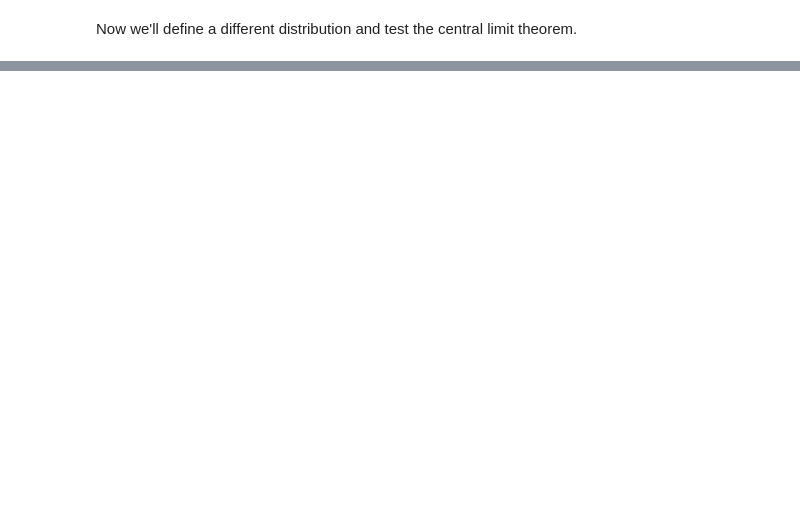
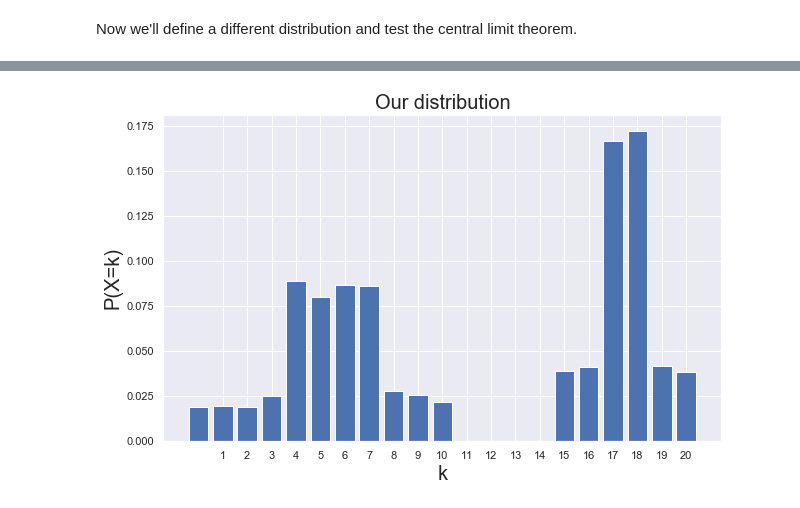
Before and after one commit to eytanohana/Data-Science-and-Statistics, a Jupyter notebook: CLT.ipynb, the cells around one changed output, grey strips where cells are left out. Drawn from its saved outputs; the diff is of its cells as text; code cells hidden in the pictures; blank space fills up the shorter version.

```diff
--- a/CLT.ipynb
+++ b/CLT.ipynb
@@ -231,8 +207,15 @@ clt(distribution, 4)
 # %% [markdown]
 Now we'll define a different distribution and test the central limit theorem.
 # %%
+# create the new distribution
 dist1 = np.random.randint(0,11, 500)
 dist2 = np.random.randint(4,8, 500)
 dist3 = np.random.randint(15, 21, 500)
 dist4 = np.random.randint(17, 19, 500)
 dist = np.concatenate((dist1, dist2, dist3, dist4))
+
+values, counts = np.unique(dist, return_counts=True)
+probs = counts / counts.sum()
+
+distribution = dict(zip(values, probs))
+distribution
@@ -247,0 +240,8 @@ np.unique(dist, return_counts=True)
+# %%
+plt.bar(distribution.keys(), distribution.values())
+plt.title('Our distribution', fontsize=20)
+plt.xticks(range(1,21))
+plt.xlabel('k', fontsize=20)
+plt.ylabel('P(X=k)', fontsize=20);
+# %% [output]
+[figure, added]
```
Also changed, not shown: parts of 14 cells of this notebook.
